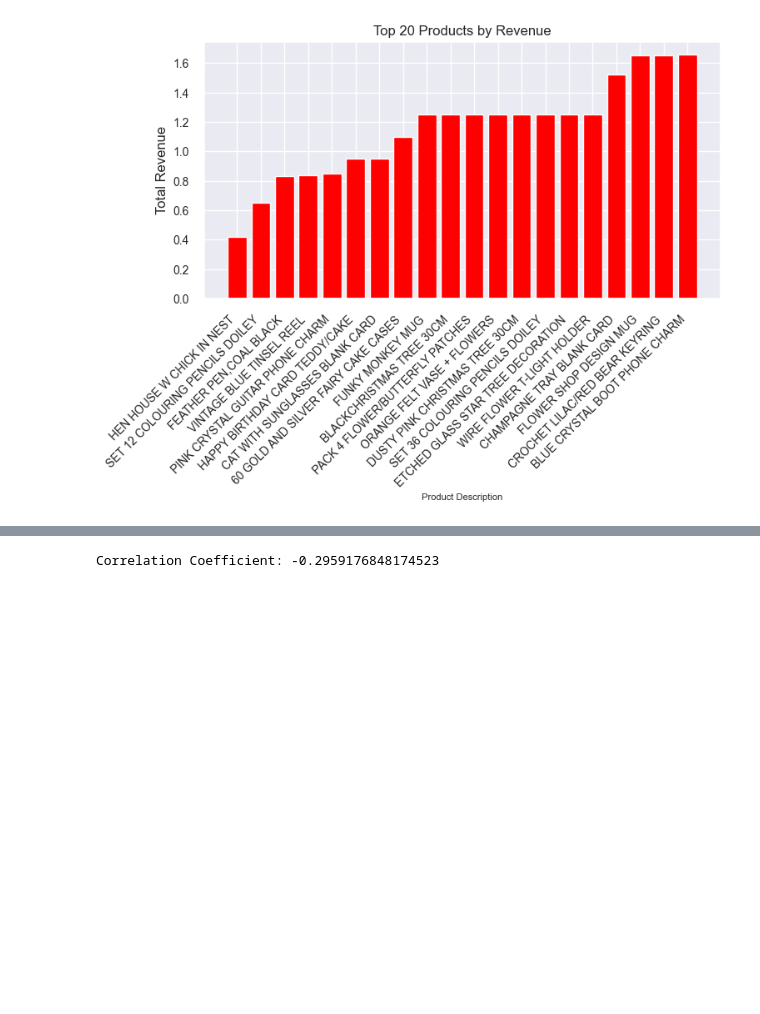
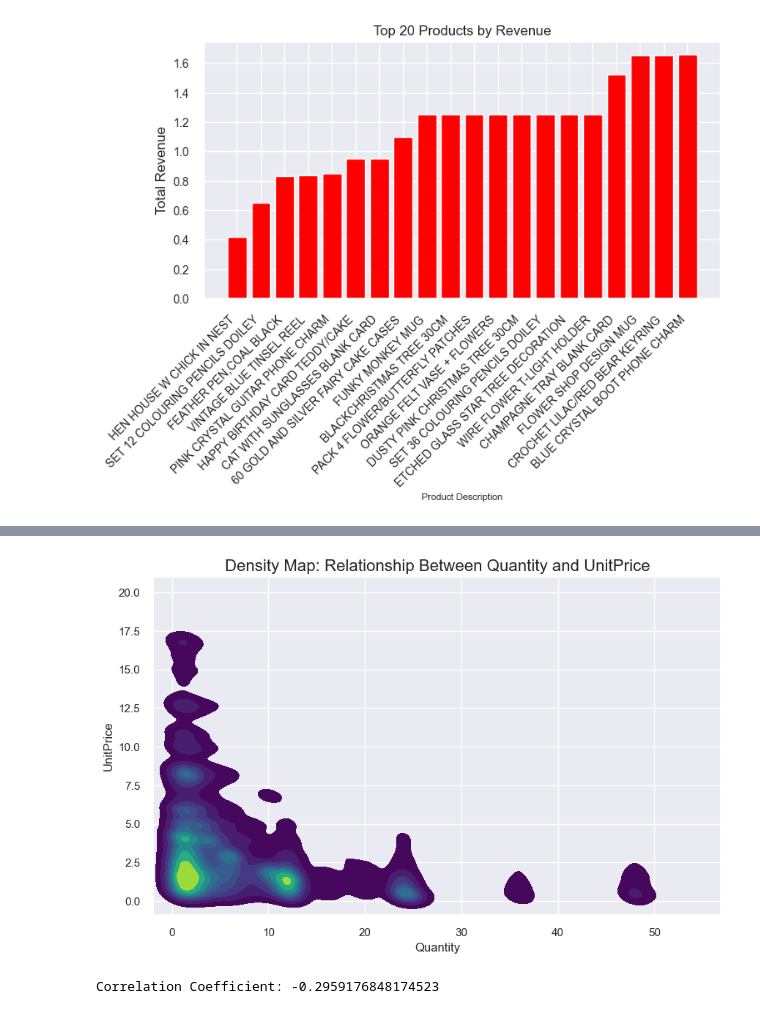
Before and after one commit to mona-shiri/ECommerce, a Jupyter notebook: ECommerce.ipynb, the cells around one changed output, grey strips where cells are left out. Cells and saved outputs as stored; diff of their text form; code cells hidden in the pictures; blank space fills up the shorter version.

```diff
--- a/ECommerce.ipynb
+++ b/ECommerce.ipynb
@@ -935 +937,15 @@ plt.show()
+# %%
+# Density map for the relationship between 'Quantity' and 'UnitPrice'
+plt.figure(figsize=(10, 6))
+density_map = sns.kdeplot(x='Quantity', y='UnitPrice', data=df_products, cmap='viridis', fill=True)
+
+# Enhance plot aesthetics
+density_map.set_title('Density Map: Relationship Between Quantity and UnitPrice', fontsize=16)
+density_map.set_xlabel('Quantity', fontsize=12)
+density_map.set_ylabel('UnitPrice', fontsize=12)
+
+# Show the plot
+plt.show()
+# %% [output]
+[figure, added]
 # %%
```
Also changed, not shown: parts of 17 cells of this notebook, 1 other file.
